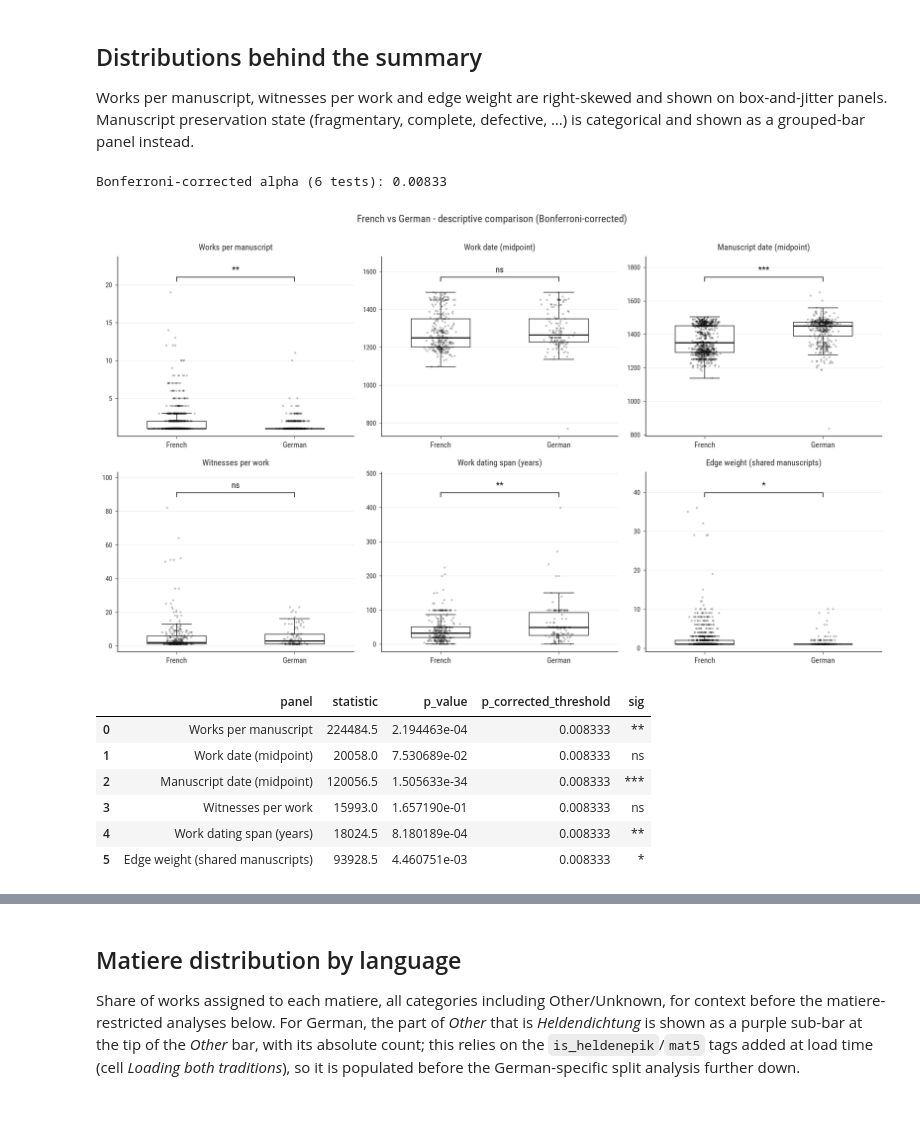
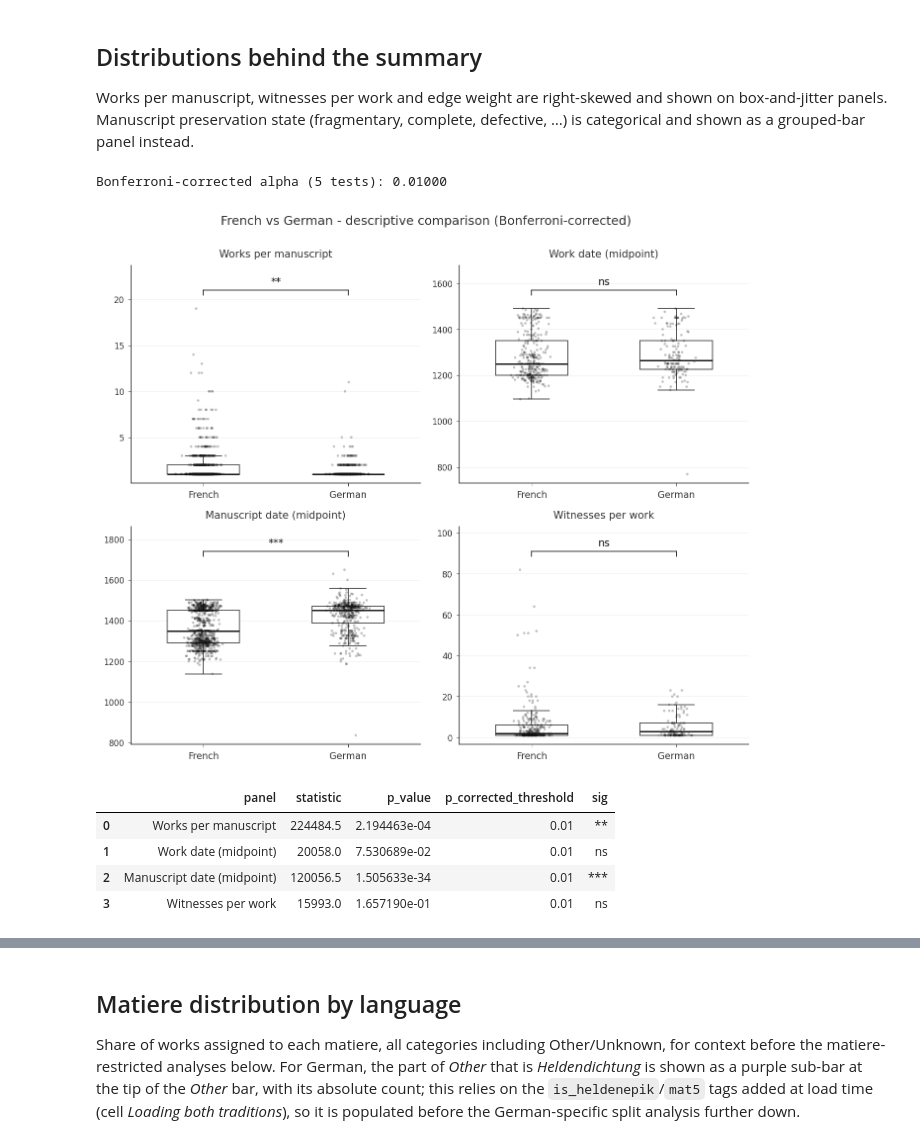
Before and after one commit to mikekestemont/mitueberlierung, a Jupyter notebook: 01-networks.ipynb, the cells around one changed output, grey strips where cells are left out. Cells and saved outputs as stored; diff of their text form; code cells hidden in the pictures; blank space fills up the shorter version.

```diff
--- a/01-networks.ipynb
+++ b/01-networks.ipynb
@@ -185,11 +184,6 @@ def num(df, c): return pd.to_numeric(df.get(c), errors="coerce").dropna()
 def works_per_ms(df): return df.dropna(subset=["manuscript_id"]).groupby("manuscript_id")["work"].nunique()
 def ms_dates(df): return df.dropna(subset=["manuscript_id"]).groupby("manuscript_id")["date_mid"].mean().dropna()
 def wits_per_work(df): return df.groupby("work_id")["witness_id"].nunique()
-def edge_weights(G): return pd.Series([d["weight"] for *_, d in G.edges(data=True)])
-def work_span(df):
-    s, e = num(df, "date_start"), num(df, "date_end")
-    j = pd.concat([s, e], axis=1).dropna()
-    return j.iloc[:, 1] - j.iloc[:, 0]
 
 def sig_stars(p, alpha=0.05):
     if p < alpha / 1000:      # keep roughly the same visual banding, scaled to corrected alpha
@@ -206,16 +200,14 @@ panels = [
     ("Work date (midpoint)", lambda l: num(works[l], "date_mid")),
     ("Manuscript date (midpoint)", lambda l: ms_dates(links[l])),
     ("Witnesses per work", lambda l: wits_per_work(links[l])),
-    ("Work dating span (years)", lambda l: work_span(works[l])),
-    ("Edge weight (shared manuscripts)", lambda l: edge_weights(graphs[l])),
 ]
 
-n_tests = len(panels)
-alpha_corrected = 0.05 / n_tests  # Bonferroni-corrected significance threshold
+n_tests = len(panels) + 1  # +1 for the manuscript-status chi-square test (next cell)
+alpha_corrected = 0.05 / n_tests  # Bonferroni-corrected significance threshold, shared across both cells
 print(f"Bonferroni-corrected alpha ({n_tests} tests): {alpha_corrected:.5f}")
 
 rng = np.random.default_rng(0)
-fig, axes = plt.subplots(2, 3, figsize=(13, 7.5))
+fig, axes = plt.subplots(2, 2, figsize=(9, 7.5))
 results = []
 for ax, (title, getter) in zip(axes.ravel(), panels):
     data = [pd.Series(getter(l)).dropna().astype(float).values for l in LANGS]
@@ -233,40 +225,38 @@ for ax, (title, getter) in zip(axes.ravel(), panels):
     # --- Mann-Whitney U test + Bonferroni-corrected significance bracket ---
     statistic, p_value = mannwhitneyu(data[0], data[1], alternative="two-sided")
     sig_text = sig_stars(p_value, alpha=alpha_corrected)
     results.append(dict(panel=title, statistic=statistic, p_value=p_value,
                         p_corrected_threshold=alpha_corrected, sig=sig_text))
 
     y_max = max(d.max() for d in data)
     y_min = min(d.min() for d in data)
     y_range = y_max - y_min if y_max > y_min else y_max
     bracket_height = y_max + y_range * 0.08
     line_height = bracket_height + y_range * 0.03
 
     ax.plot([1, 1], [bracket_height, line_height], color=INK, linewidth=0.8)
     ax.plot([2, 2], [bracket_height, line_height], color=INK, linewidth=0.8)
     ax.plot([1, 2], [line_height, line_height], color=INK, linewidth=0.8)
     ax.text(1.5, line_height + y_range * 0.02, sig_text,
             ha="center", va="bottom", fontsize=10, color=INK)
     ax.set_ylim(top=line_height + y_range * 0.15)
 
     style_ax(ax)
     ax.set_xticks([1, 2]); ax.set_xticklabels([l.capitalize() for l in LANGS], fontsize=9)
     ax.set_title(title, fontsize=10, color=SUBTLE, pad=8)
 
 fig.suptitle("French vs German - descriptive comparison (Bonferroni-corrected)", fontsize=12, color=SUBTLE, y=1.0)
 plt.tight_layout()
 plt.show()
 
 results_df = pd.DataFrame(results)
 results_df
 # %% [output]
-Bonferroni-corrected alpha (6 tests): 0.00833
+Bonferroni-corrected alpha (5 tests): 0.01000
-[figure, old version]
+[figure, new version]
 |  | panel | statistic | p_value | p_corrected_threshold | sig |
-| 0 | Works per manuscript | 224484.5 | 2.194463e-04 | 0.008333 | ** |
-| 1 | Work date (midpoint) | 20058.0 | 7.530689e-02 | 0.008333 | ns |
-| 2 | Manuscript date (midpoint) | 120056.5 | 1.505633e-34 | 0.008333 | *** |
-| 3 | Witnesses per work | 15993.0 | 1.657190e-01 | 0.008333 | ns |
-| 4 | Work dating span (years) | 18024.5 | 8.180189e-04 | 0.008333 | ** |
-| 5 | Edge weight (shared manuscripts) | 93928.5 | 4.460751e-03 | 0.008333 | * |
+| 0 | Works per manuscript | 224484.5 | 2.194463e-04 | 0.01 | ** |
+| 1 | Work date (midpoint) | 20058.0 | 7.530689e-02 | 0.01 | ns |
+| 2 | Manuscript date (midpoint) | 120056.5 | 1.505633e-34 | 0.01 | *** |
+| 3 | Witnesses per work | 15993.0 | 1.657190e-01 | 0.01 | ns |
 # %%
```
Also changed, not shown: parts of 22 cells of this notebook, 2 other files.
